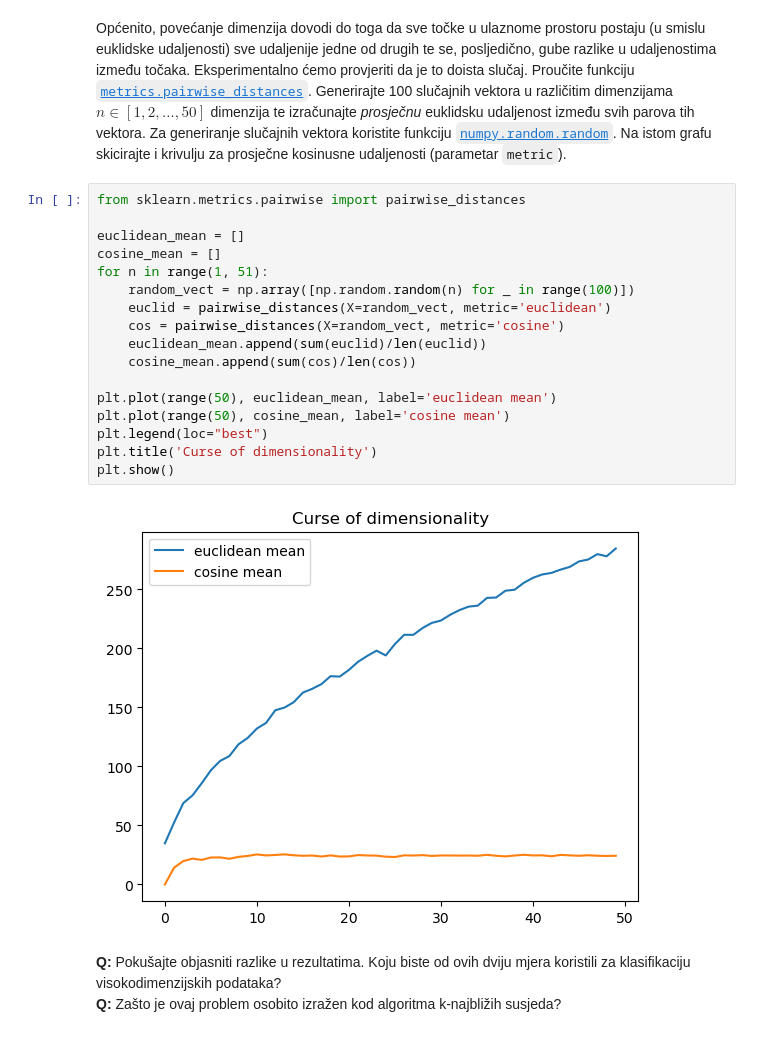
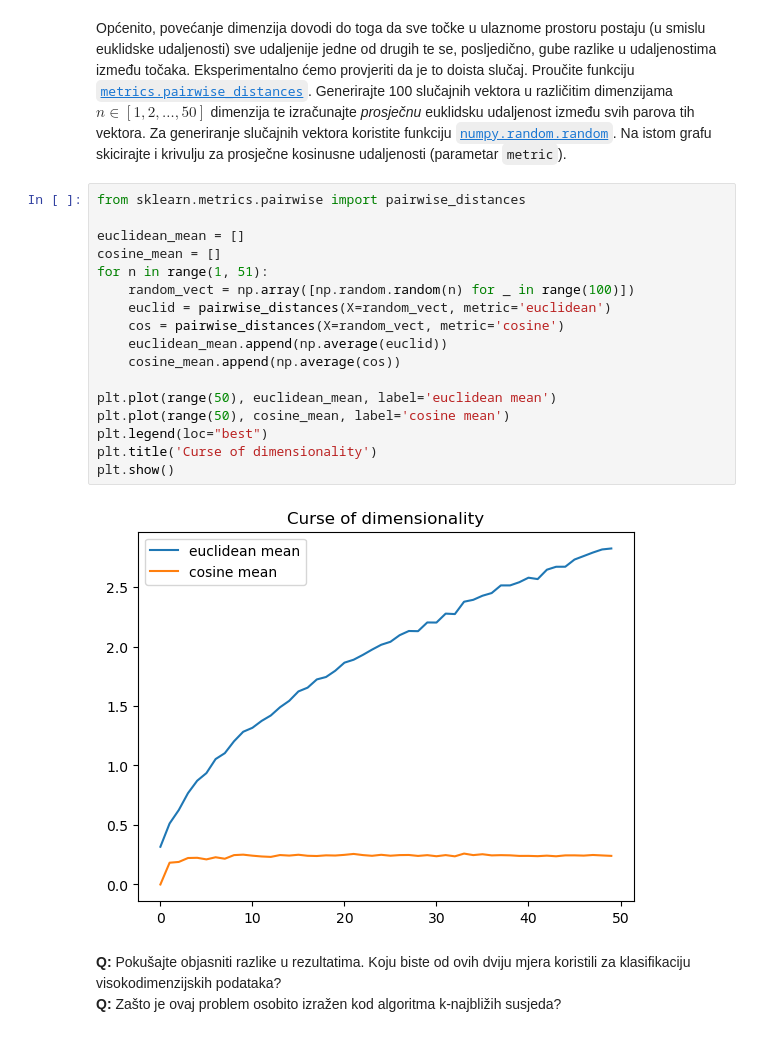
Before and after one commit to IvaGoluza/machine_learning, a Jupyter notebook: SU1-2023-LAB3.ipynb, the cells around one changed output. Cells and saved outputs as stored; diff of their text form.

```diff
--- a/SU1-2023-LAB3.ipynb
+++ b/SU1-2023-LAB3.ipynb
@@ -639,22 +644,22 @@ Općenito, povećanje dimenzija dovodi do toga da sve točke u ulaznome prostoru
 # %%
 from sklearn.metrics.pairwise import pairwise_distances
 
 euclidean_mean = []
 cosine_mean = []
 for n in range(1, 51):
     random_vect = np.array([np.random.random(n) for _ in range(100)])
     euclid = pairwise_distances(X=random_vect, metric='euclidean')
     cos = pairwise_distances(X=random_vect, metric='cosine')
-    euclidean_mean.append(sum(euclid)/len(euclid))
-    cosine_mean.append(sum(cos)/len(cos))
+    euclidean_mean.append(np.average(euclid))
+    cosine_mean.append(np.average(cos))
 
 plt.plot(range(50), euclidean_mean, label='euclidean mean')
 plt.plot(range(50), cosine_mean, label='cosine mean')
 plt.legend(loc="best")
 plt.title('Curse of dimensionality')
 plt.show()
 # %% [output]
-[figure, old version]
+[figure, new version]
 # %% [markdown]
 **Q:** Pokušajte objasniti razlike u rezultatima. Koju biste od ovih dviju mjera koristili za klasifikaciju visokodimenzijskih podataka?
 **Q:** Zašto je ovaj problem osobito izražen kod algoritma k-najbližih susjeda?
```
Also changed, not shown: parts of 8 cells of this notebook.
